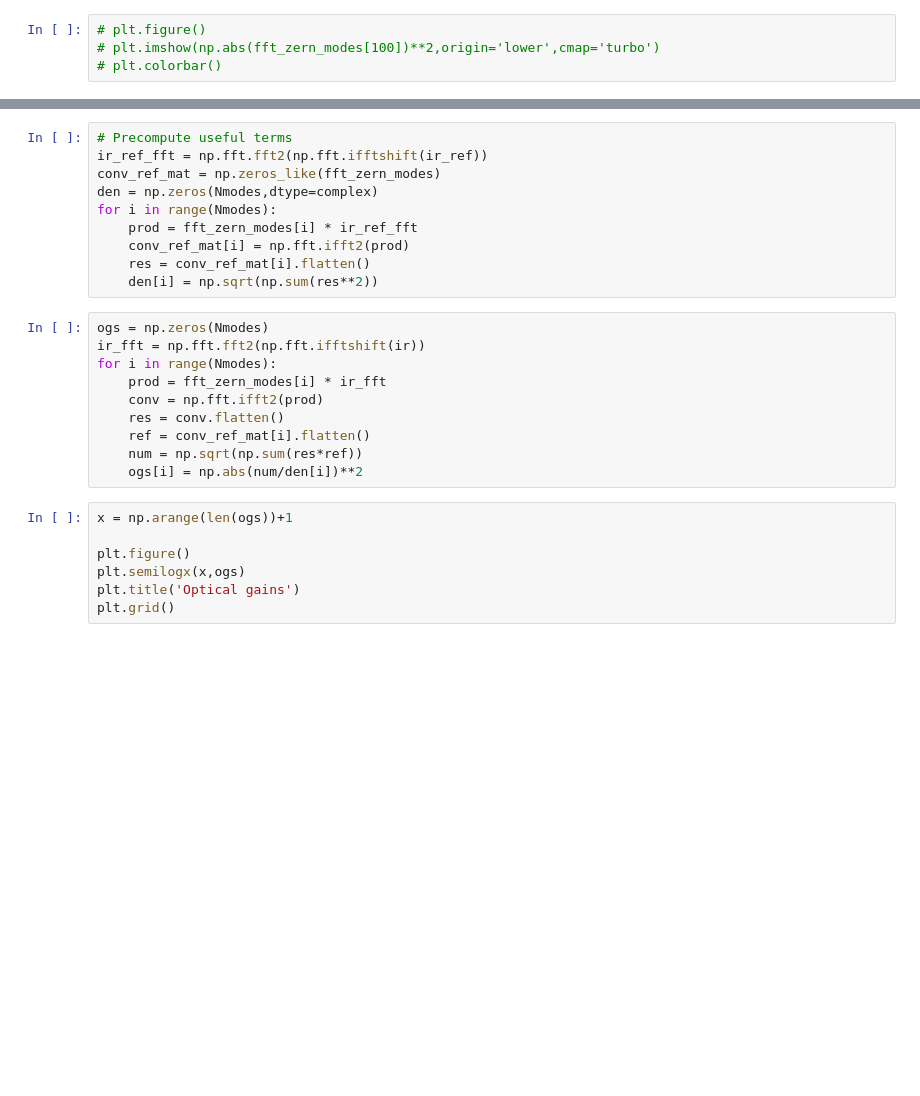
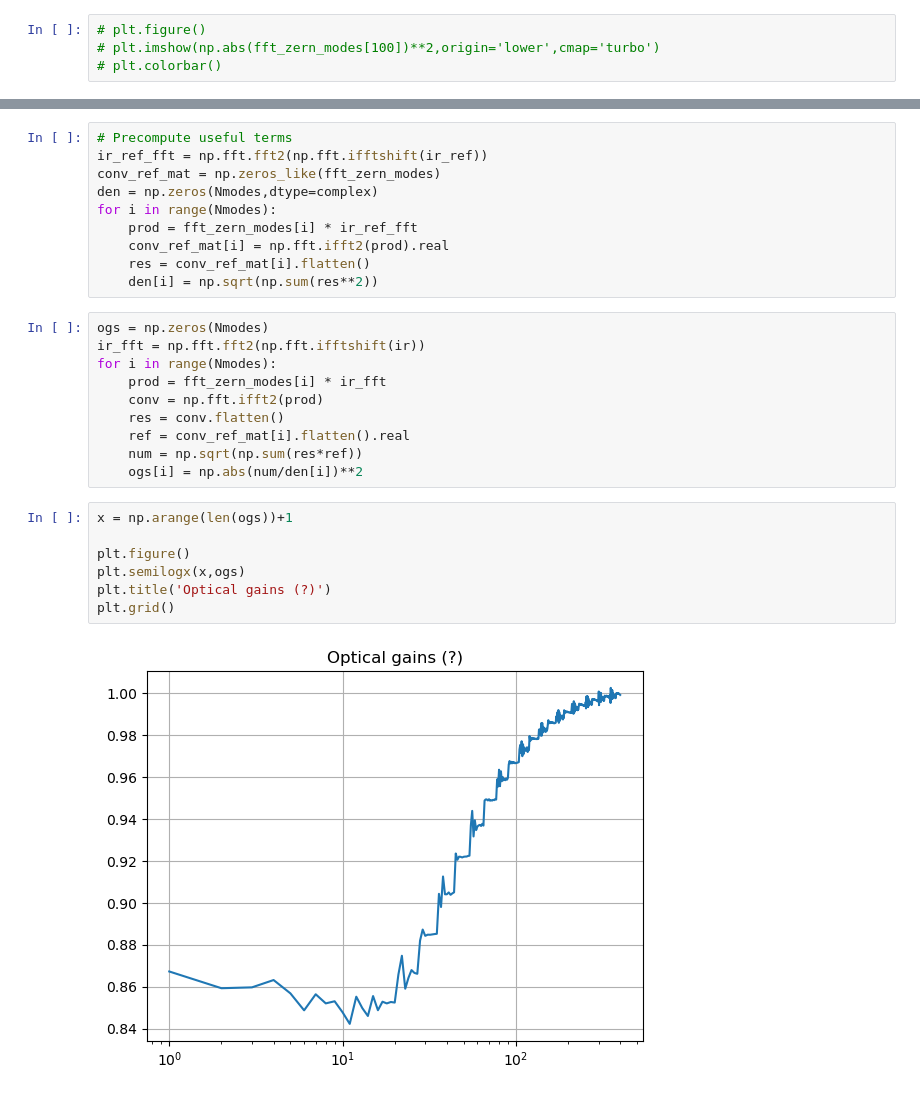
Before and after one commit to ArcetriAdaptiveOptics/ekarus, a Jupyter notebook: ekarus/notebooks/scratchFauvarque.ipynb, the cells around one changed output, grey strips where cells are left out. Cells and saved outputs as stored; diff of their text form; blank space fills up the shorter version.

```diff
--- a/ekarus/notebooks/scratchFauvarque.ipynb
+++ b/ekarus/notebooks/scratchFauvarque.ipynb
@@ -282,7 +305,7 @@ conv_ref_mat = np.zeros_like(fft_zern_modes)
 den = np.zeros(Nmodes,dtype=complex)
 for i in range(Nmodes):
     prod = fft_zern_modes[i] * ir_ref_fft
-    conv_ref_mat[i] = np.fft.ifft2(prod)
+    conv_ref_mat[i] = np.fft.ifft2(prod).real
     res = conv_ref_mat[i].flatten()
     den[i] = np.sqrt(np.sum(res**2))
 # %%
@@ -292,13 +315,15 @@ for i in range(Nmodes):
     prod = fft_zern_modes[i] * ir_fft
     conv = np.fft.ifft2(prod)
     res = conv.flatten()
-    ref = conv_ref_mat[i].flatten()
+    ref = conv_ref_mat[i].flatten().real
     num = np.sqrt(np.sum(res*ref))
     ogs[i] = np.abs(num/den[i])**2
 # %%
 x = np.arange(len(ogs))+1
 
 plt.figure()
 plt.semilogx(x,ogs)
-plt.title('Optical gains')
+plt.title('Optical gains (?)')
 plt.grid()
+# %% [output]
+[figure, added]
```
Also changed, not shown: parts of 9 cells of this notebook.
